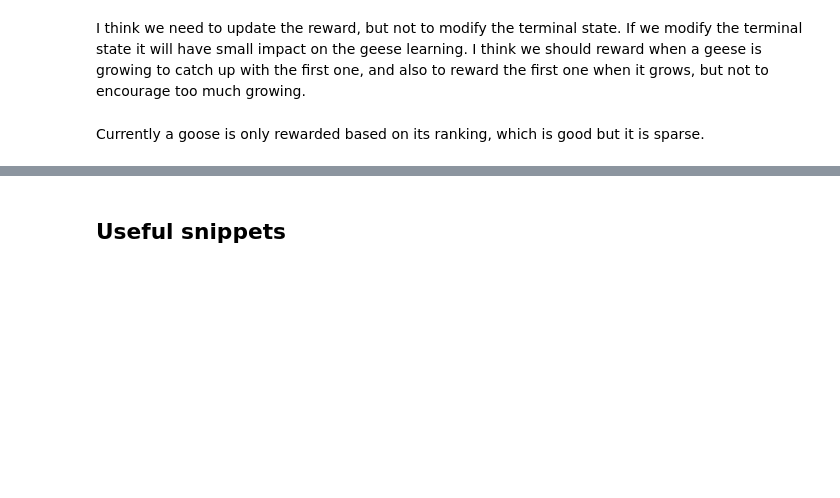
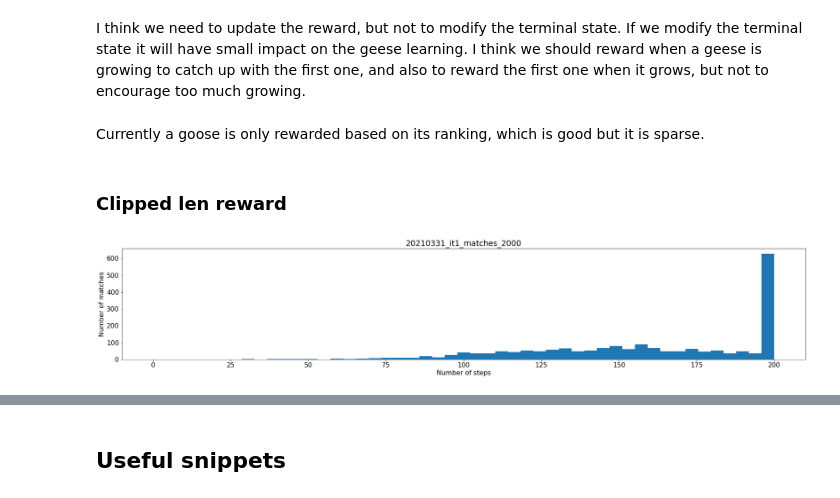
Before and after one commit to ironbar/hungry_geese, a Jupyter notebook: notebooks/007_ladder_of_agents_2.ipynb, the cells around one changed output, grey strips where cells are left out. Cells and saved outputs as stored; diff of their text form; code cells hidden in the pictures; blank space fills up the shorter version.

```diff
--- a/notebooks/007_ladder_of_agents_2.ipynb
+++ b/notebooks/007_ladder_of_agents_2.ipynb
@@ -1060,3 +1086,5 @@ We can see that there is a lot of variation both in geese len and the difference
 I think we need to update the reward, but not to modify the terminal state. If we modify the terminal state it will have small impact on the geese learning. I think we should reward when a geese is growing to catch up with the first one, and also to reward the first one when it grows, but not to encourage too much growing.
 # %% [markdown]
 Currently a goose is only rewarded based on its ranking, which is good but it is sparse.
+# %% [markdown]
+### Clipped len reward
@@ -1062,0 +1098,4 @@ Currently a goose is only rewarded based on its ranking, which is good but it is
+# %%
+match_length_histogram('/mnt/hdd0/Kaggle/hungry_geese/games/20210331_it1_matches_2000.json')
+# %% [output]
+[figure, added]
```
Also changed, not shown: parts of 20 cells of this notebook, 2 other files.
